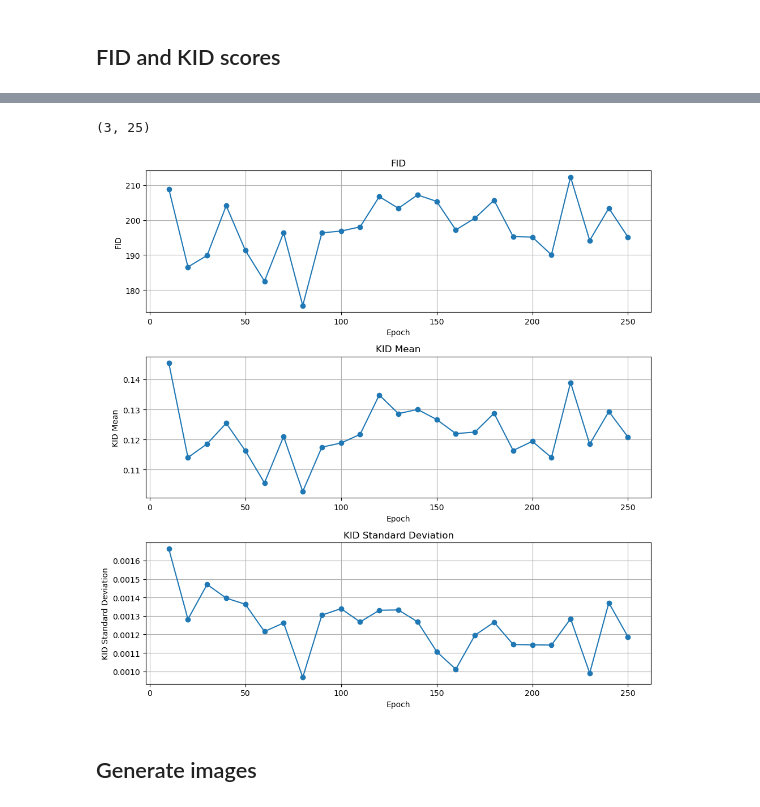
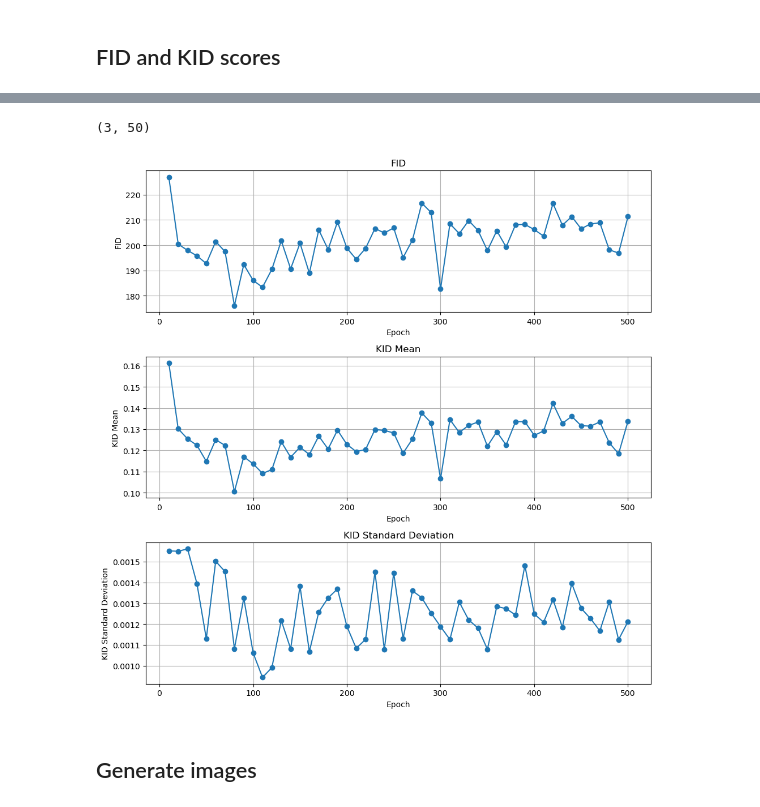
Before and after one commit to Suhaas0079/Farmland-Classification-using-Remote-Sensing, a Jupyter notebook: Notebooks/Spatial GAN - NIR.ipynb, the cells around one changed output, grey strips where cells are left out. Drawn from its saved outputs; the diff is of its cells as text; code cells hidden in the pictures.

```diff
--- a/Notebooks/Spatial GAN - NIR.ipynb
+++ b/Notebooks/Spatial GAN - NIR.ipynb
@@ -563,3 +565,21 @@ selected_model_path = "../GAN models/Spatial models/NIR - based/acgan_checkpoint
+# %%
+file = open('./Analysis files npy files/Spatial/Model 8/Model 8.txt')
+
+line = file.readline()
+losses_d = []
+losses_g = []
+
+# Epoch 31 | discriminator Loss: 1.1524 | generator Loss: 14.4668 | Grad G: 0.263934, Grad D: 0.274415
+while line:
+    epoch = line.strip()
+    iterator, epoch = epoch.split('discriminator Loss: ')
+    disc_loss, txt = epoch.split(' | generator Loss: ')
+    gen_loss, _ = txt.split(' | Grad G:')
+    # print(f"Itr: {iterator} | Disc loss: {disc_loss} | Gen loss: {gen_loss}")
+    losses_d.append(float(disc_loss))
+    losses_g.append(float(gen_loss))
+    line = file.readline()
+file.close()
 # %% [markdown]
 ## Helper functions
 # %%
@@ -595,7 +615,7 @@ def generate_and_save_images(G, num, outdir, epoch):
         noise_image = torch.randn(1, 4, 64, 64).to(DEVICE)
         fake_image = generator(noise_image, one_hot_labels).detach()
 
-        save_image(fake_image, os.path.join(outdir, f"model{model_data['id']}_epoch{epoch}_{idx:06d}.png"))
+        save_image(fake_image, os.path.join(outdir, f"{idx:06d}.png"))
 
         idx += 1
 
@@ -632,7 +674,16 @@ plot_losses(losses_g, losses_d)
 fid_list = []
 kid_mean_lst = []
 kid_std_lst = []
-
+date_list_m8 = ['2025-08-08', '2025-08-09', '2025-08-09', '2025-08-09', '2025-08-09',
+                '2025-08-10', '2025-08-10', '2025-08-10', '2025-08-10', '2025-08-11',
+                '2025-08-11', '2025-08-11', '2025-08-11', '2025-08-12', '2025-08-12',
+                '2025-08-12', '2025-08-12', '2025-08-13', '2025-08-13', '2025-08-13',
+                '2025-08-13', '2025-08-14', '2025-08-14', '2025-08-14', '2025-08-15',
+                '2025-08-15', '2025-08-15', '2025-08-15', '2025-08-16', '2025-08-16',
+                '2025-08-16', '2025-08-16', '2025-08-17', '2025-08-17', '2025-08-17',
+                '2025-08-17', '2025-08-18', '2025-08-18', '2025-08-18', '2025-08-18',
+                '2025-08-19', '2025-08-19', '2025-08-19', '2025-08-19', '2025-08-20',
+                '2025-08-20', '2025-08-20', '2025-08-20', '2025-08-21', '2025-08-21']
 
 if(validation_data.shape[1] != 4):
     validation_data = np.transpose(validation_data, (0, 3, 1, 2))
@@ -641,7 +692,11 @@ dataset = ImageLabelDataset(validation_data, validation_labels)
 loader = DataLoader(dataset, batch_size=32, shuffle=True)
 
 for i in range(model_data["start_epoch"], model_data["end_epoch"]+1, 10):
-    selected_model_path = "../GAN models/Spatial models/NIR - based/acgan_checkpoint-Model "+ str(model_data["id"]) +"-Epoch "+str(i)+"_"+model_data["best_model"]+".pth"
+    # if i<90:
+    #     selected_model_path = "../GAN models/Spatial models/NIR - based/acgan_checkpoint-Model "+ str(model_data["id"]) +"-Epoch "+str(i)+"_2025-08-02.pth"
+    # else:
+    #     selected_model_path = "../GAN models/Spatial models/NIR - based/acgan_checkpoint-Model "+ str(model_data["id"]) +"-Epoch "+str(i)+"_2025-08-03.pth"
+    selected_model_path = "../GAN models/Spatial models/NIR - based/acgan_checkpoint-Model "+ str(model_data["id"]) +"-Epoch "+str(i)+"_"+date_list_m8[int(i/10)-1]+".pth"
 
     generator = UNetTransformerGenerator(depth=model_data["depth"]).to(DEVICE)
     discriminator = DiscriminatorWithLabelEmbedding().to(DEVICE)
@@ -652,8 +707,8 @@ for i in range(model_data["start_epoch"], model_data["end_epoch"]+1, 10):
     _ = load_models(generator, discriminator, g_optimizer, d_optimizer, selected_model_path)
 
     num_samples = validation_labels.shape[0]
-    real_dir  = "./fid_real"
-    fake_dir  = f"./fid_fake/epoch_{i}"
+    real_dir  = "./FID_KID_results_and_saves/fid_real"
+    fake_dir  = f"./FID_KID_results_and_saves/fid_fake"
 
     # 1) Save a matching number of real images
     save_real_subset(loader, num_samples, real_dir)
@@ -696,34 +751,34 @@ Epoch: 250 | Fid: 195.11961803952425 | KID mean: 0.12081857720720718
 # %%
 fid_kid_array = np.array([fid_list, kid_mean_lst, kid_std_lst])
-np.save('./model6_FID_KID_stats.npy', fid_kid_array)
+np.save('./model8_FID_KID_stats.npy', fid_kid_array)
 
 print(fid_kid_array.shape)
 # %% [output]
-(3, 25)
+(3, 50)
 # %%
-epochs = np.arange(10, 251, 10)
+epochs = np.arange(10, (fid_kid_array.shape[1]*10)+1, 10)
 
 # Titles for each metric
 titles = ['FID', 'KID Mean', 'KID Standard Deviation']
 
 # Plot each metric in a separate subplot
 plt.figure(figsize=(10, 10))
 
 for i in range(3):
     plt.subplot(3, 1, i + 1)
     plt.plot(epochs, fid_kid_array[i], marker='o', label=titles[i])
     plt.title(titles[i])
     plt.xlabel('Epoch')
     plt.ylabel(titles[i])
     plt.grid(True)
 
 # Adjust layout
 plt.tight_layout()
 
 # Show plot
 plt.show()
 # %% [output]
-[figure, old version]
+[figure, new version]
 # %% [markdown]
 ## Generate images
 # %% [markdown]
```
Also changed, not shown: parts of 29 cells of this notebook, 11 other files.
